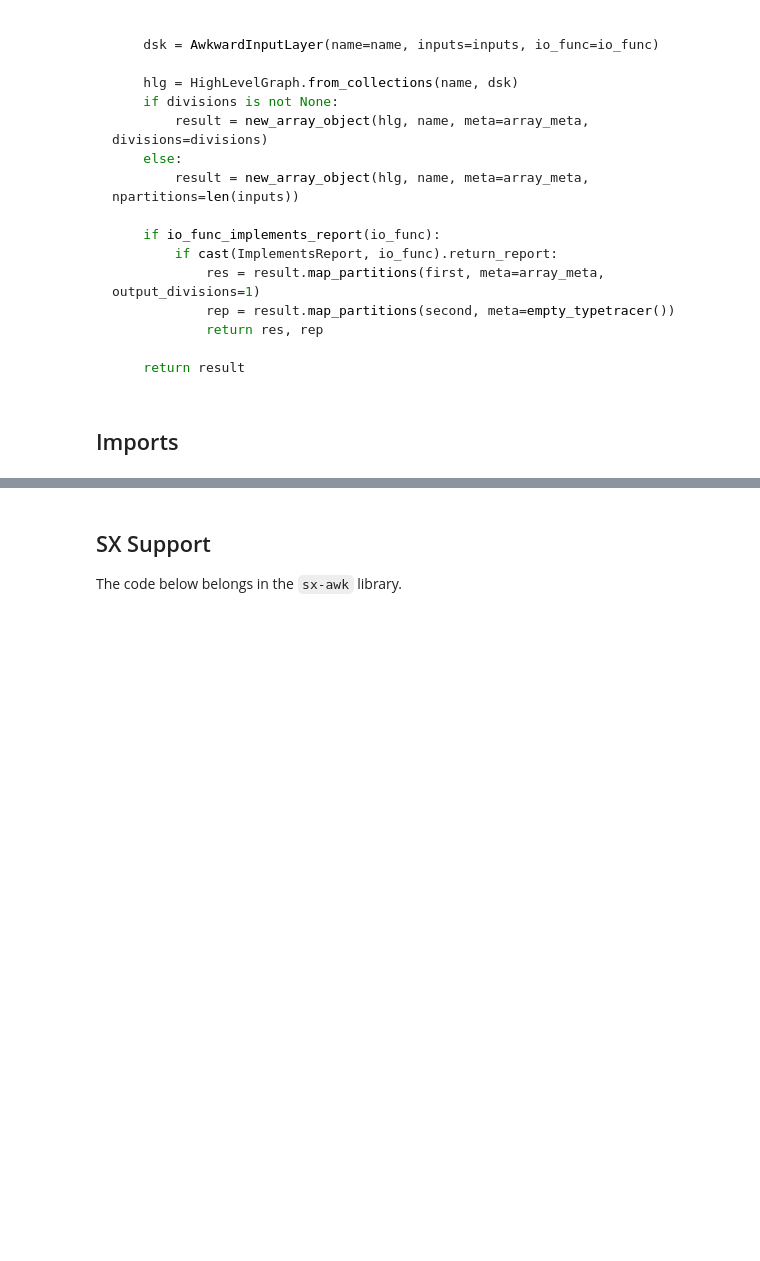
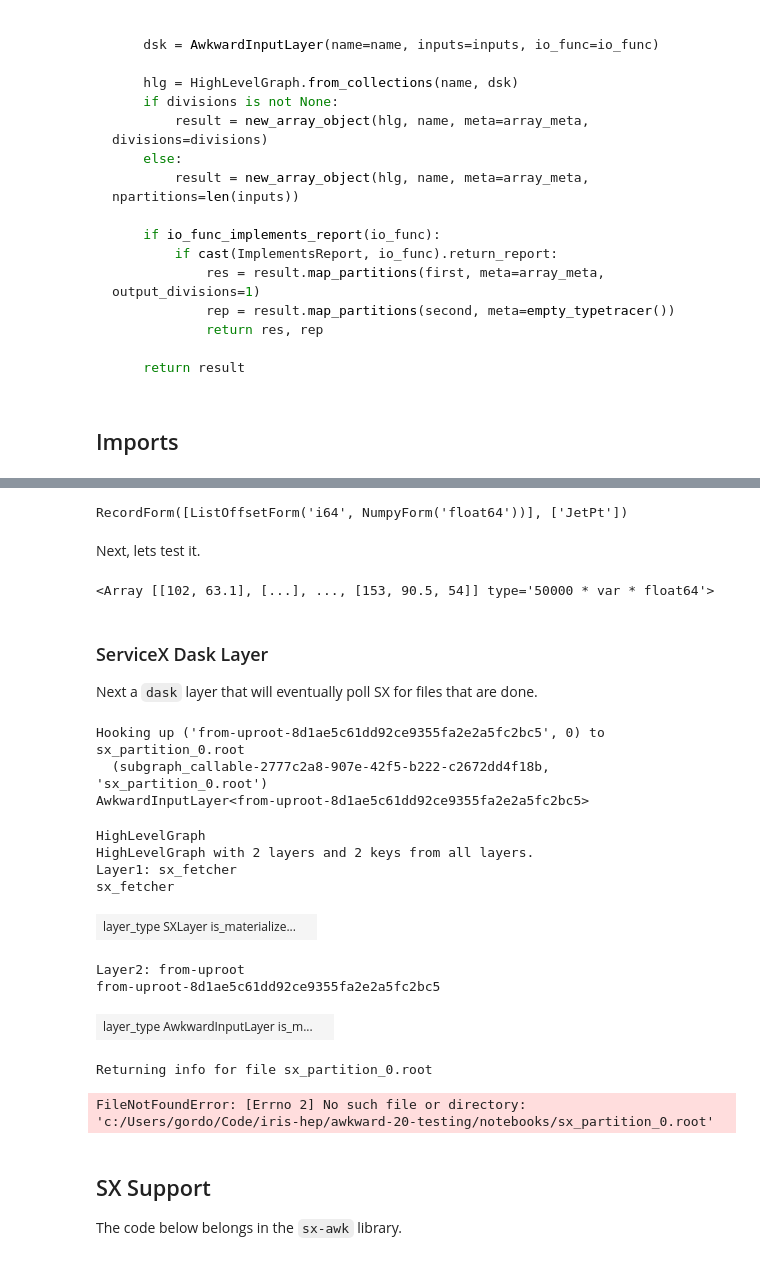
Before and after one commit to gordonwatts/awkward-20-testing, a Jupyter notebook: notebooks/12 - dask servicex.ipynb, the cells around one changed output, grey strips where cells are left out. Cells and saved outputs as stored; diff of their text form; code cells hidden in the pictures; blank space fills up the shorter version.

Commit message:
First steps to hacking how `uproot.dask` works.

```diff
--- a/notebooks/12 - dask servicex.ipynb
+++ b/notebooks/12 - dask servicex.ipynb
@@ -174,0 +186,19 @@ client = Client()
+# %%
+dummy_filename = "0fc6e51a5ea6dea107c195591d20a1b2-15.26710677._000019.pool.root.1"
+with uproot.open(dummy_filename) as file:
+    file_form = file['treeme'].arrays().layout.form
+
+file_form
+# %% [output]
+RecordForm([ListOffsetForm('i64', NumpyForm('float64'))], ['JetPt'])
+# %% [markdown]
+Next, lets test it.
+# %%
+test_ar = uproot.dask({dummy_filename: "treeme"}, open_files=False, known_base_form=file_form)
+test_ar.JetPt.compute()
+# %% [output]
+<Array [[102, 63.1], [...], ..., [153, 90.5, 54]] type='50000 * var * float64'>
+# %% [markdown]
+### ServiceX Dask Layer
+
+Next a `dask` layer that will eventually poll SX for files that are done.
@@ -175,3 +235,59 @@ client = Client()
+# %%
+def sx_open(n_files: int) -> ak.Array:
+    assert n_files == 1, "We only know how to do one file for now"
+
+    # Build the high level array.
+    files = {
+        f"sx_partition_{i}.root": "treeme"
+        for i in range(0, n_files)
+    }
+    ar = uproot.dask(files, open_files=False, known_base_form=file_form)
+    assert len(ar.__dask_layers__()) == 1
+    uproot_layer_name = list(ar.__dask_layers__())[0]
+
+    # And the task that will furnish the file names for the uproot layer,
+    # and make uproot layer dependent on the sx layer.
+    sx_layer = SXLayer("sx_fetcher", files.keys())
+    ar.__dask_graph__().layers["sx_fetcher"] = sx_layer
+    ar.__dask_graph__().dependencies[uproot_layer_name].add("sx_fetcher")
+    ar.__dask_graph__().dependencies["sx_fetcher"] = set()
+
+    # Next, hook up the argument to the uproot functions to the output from the SX layer.
+    uproot_layer = ar.__dask_graph__().layers[uproot_layer_name]
+    uproot_layer_outputs = list(uproot_layer.keys())
+    assert len(uproot_layer_outputs) == n_files
+    for layer_out, layer_arg in zip(uproot_layer_outputs, files.keys()):
+        print(f"Hooking up {layer_out} to {layer_arg}")
+        uproot_layer._dict[layer_out] = (uproot_layer[layer_out][0], layer_arg)
+        print (f"  {uproot_layer[layer_out]}")
+    print(uproot_layer)
+
+    return ar
+# %%
+a = sx_open(1)
+# uproot_key_name = 'from-uproot-8d1ae5c61dd92ce9355fa2e2a5fc2bc5'
+# key0 = list(a.__dask_graph__().layers[uproot_key_name].keys())[0]
+# print(key0)
+# a.__dask_graph__().layers[uproot_key_name][key0][1]
+# a.__dask_graph__().layers[uproot_key_name][key0][0]
+a.__dask_graph__()
+# %% [output]
+Hooking up ('from-uproot-8d1ae5c61dd92ce9355fa2e2a5fc2bc5', 0) to sx_partition_0.root
+  (subgraph_callable-2777c2a8-907e-42f5-b222-c2672dd4f18b, 'sx_partition_0.root')
+AwkwardInputLayer<from-uproot-8d1ae5c61dd92ce9355fa2e2a5fc2bc5>
+HighLevelGraph
+HighLevelGraph with 2 layers and 2 keys from all layers.
+Layer1: sx_fetcher
+sx_fetcher
+| layer_type SXLayer is_materialize... |  |
+Layer2: from-uproot
+from-uproot-8d1ae5c61dd92ce9355fa2e2a5fc2bc5
+| layer_type AwkwardInputLayer is_m... |  |
+# %%
+a.JetPt.compute()
+# %% [output]
+Returning info for file sx_partition_0.root
+FileNotFoundError: [Errno 2] No such file or directory: 'c:/Users/gordo/Code/iris-hep/awkward-20-testing/notebooks/sx_partition_0.root'
 # %% [markdown]
 ## SX Support
 
```
Also changed, not shown: parts of 4 cells of this notebook.
